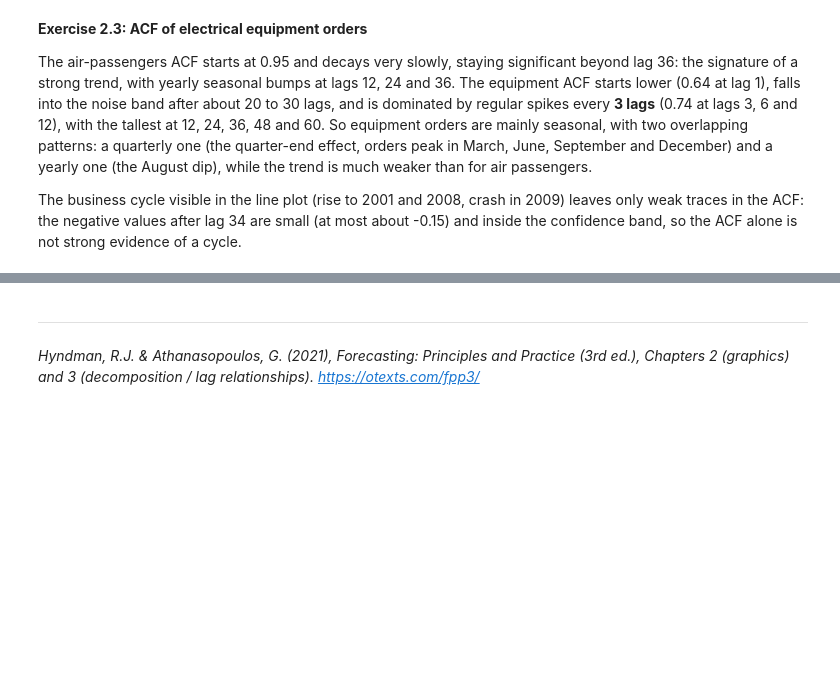
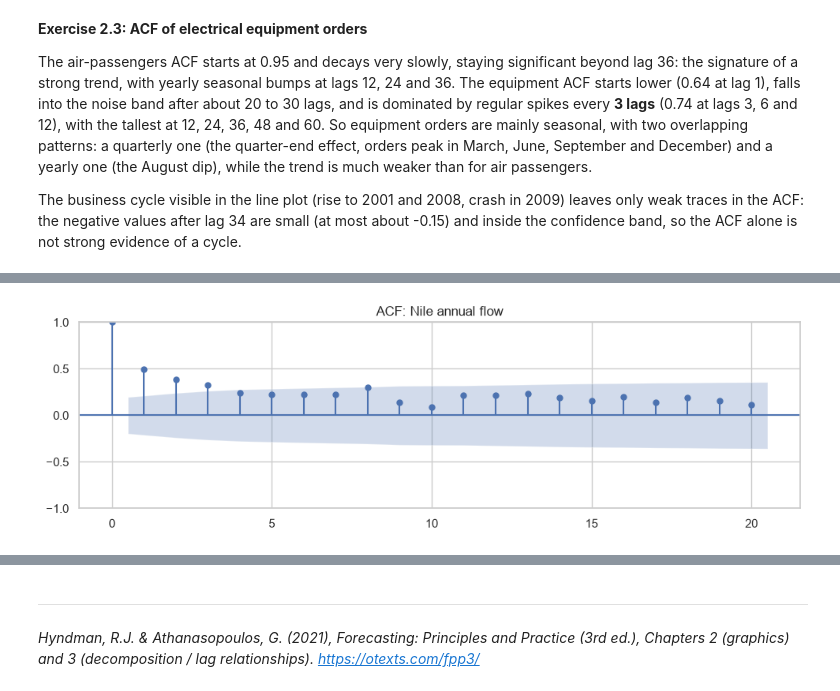
Before and after one commit to rouzbeh-enayatzadeh/ds-time-series-analysis, a Jupyter notebook: 02_eda_and_visualization.ipynb, the cells around one changed output, grey strips where cells are left out. Drawn from its saved outputs; the diff is of its cells as text; code cells hidden in the pictures; blank space fills up the shorter version.

```diff
--- a/02_eda_and_visualization.ipynb
+++ b/02_eda_and_visualization.ipynb
@@ -372,0 +395,8 @@ The business cycle visible in the line plot (rise to 2001 and 2008, crash in 200
+# %%
+fig, ax = plt.subplots(figsize=(10, 3.2))
+plot_acf(nile_series, lags=20, ax=ax)
+ax.set_title("ACF: Nile annual flow")
+plt.tight_layout()
+plt.show()
+# %% [output]
+[figure, added]
```
Also changed, not shown: parts of 3 cells of this notebook.
